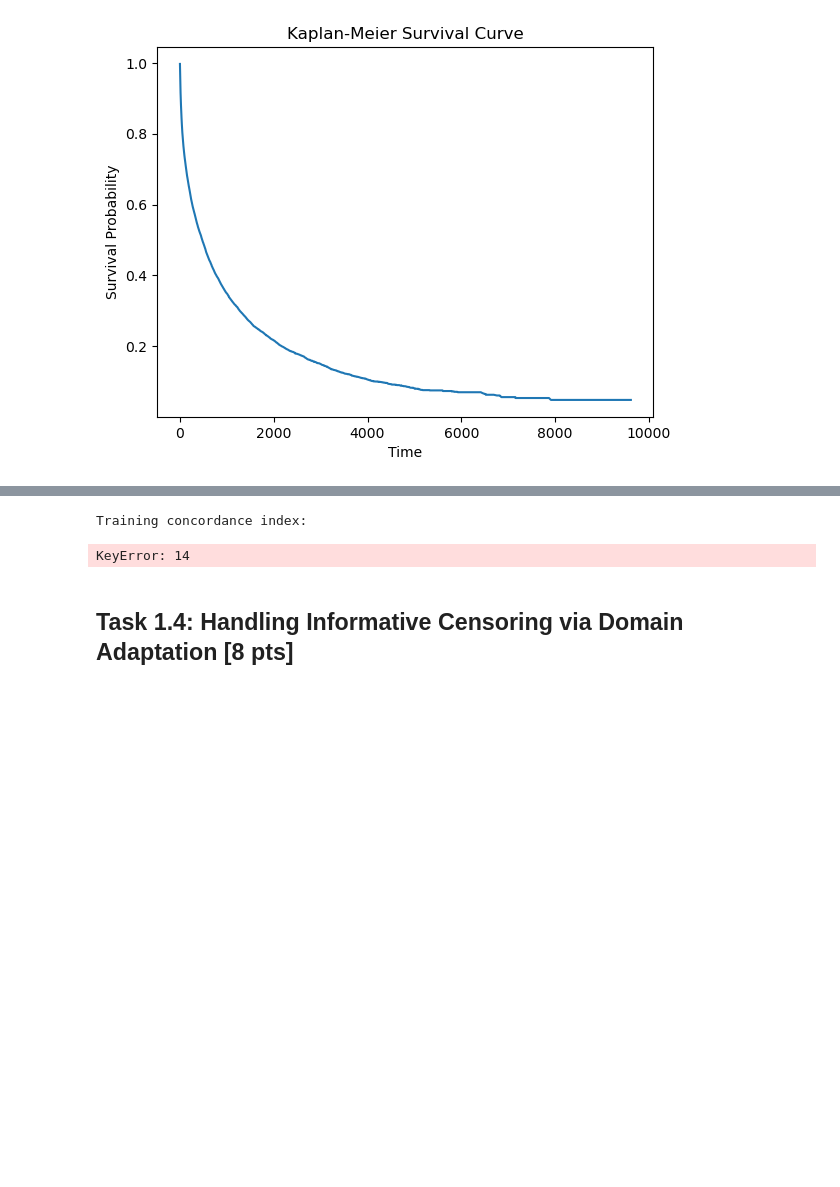
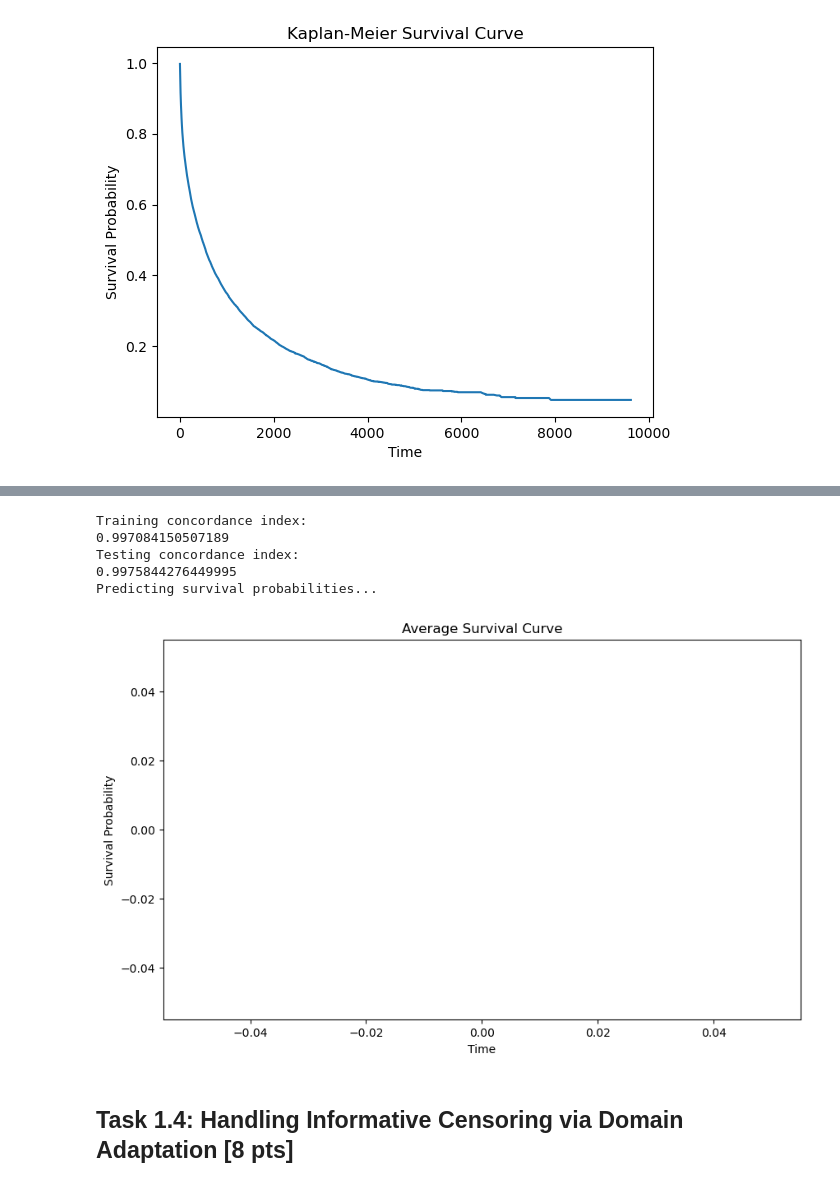
Before and after one commit to frances-dean/cph-200b, a Jupyter notebook: Proiect 1/Dean_PSet1_CPH200B.ipynb, the cells around one changed output, grey strips where cells are left out. Saved outputs shown, nothing was run; the diff lists cells and outputs as text; code cells hidden in the pictures; blank space fills up the shorter version.

Commit message:
model doesn't learn

```diff
--- a/Proiect 1/Dean_PSet1_CPH200B.ipynb
+++ b/Proiect 1/Dean_PSet1_CPH200B.ipynb
@@ -380,6 +389,12 @@ patient_variables   = ["init_age", "gender", "hgt_cm_tcr", "wgt_kg_tcr",
                        #"days_stat1", "days_stat1a", "days_stat2", "days_stat1b",
                        "iabp_tcr","init_bmi_calc", "tah", "inotropic",
                        "Censor (Censor = 1)", "Survival Time"]
+# Normalize age, height, weight, creatinine, bmi
+UNOS_data["init_age"] = (UNOS_data["init_age"] - UNOS_data["init_age"].mean()) / UNOS_data["init_age"].std()
+UNOS_data["hgt_cm_tcr"] = (UNOS_data["hgt_cm_tcr"] - UNOS_data["hgt_cm_tcr"].mean()) / UNOS_data["hgt_cm_tcr"].std()
+UNOS_data["wgt_kg_tcr"] = (UNOS_data["wgt_kg_tcr"] - UNOS_data["wgt_kg_tcr"].mean()) / UNOS_data["wgt_kg_tcr"].std()
+UNOS_data["most_rcnt_creat"] = (UNOS_data["most_rcnt_creat"] - UNOS_data["most_rcnt_creat"].mean()) / UNOS_data["most_rcnt_creat"].std()
+UNOS_data["init_bmi_calc"] = (UNOS_data["init_bmi_calc"] - UNOS_data["init_bmi_calc"].mean()) / UNOS_data["init_bmi_calc"].std()
 # %% [markdown]
 Of these potential features, I will exclude "days_stat1", "days_stat1a", "days_stat1b", "days_stat2" due to the fact that these assumes a predefined grouping of patients by risk.
 # %% [markdown]
@@ -401,7 +416,7 @@ plot_km(surv_dataframe)
 from deep_survival import *
 
 DeepSurvivalModel = SurvivalModel(df = train, covariates = patient_variables)
-DeepSurvivalModel.fit()
+DeepSurvivalModel.fit(epochs = 1000)
 # %% [output]
 Hazard model initializing...
 SurvivalModel initialized.
@@ -422,17 +437,21 @@ Epoch 990, Loss: 68304.7969
 Fitting done.
 # %%
 print('Training concordance index:')
-print(DeepSurvivalModel.concordance_index())
+print(DeepSurvivalModel.concordance_index(train.head(1000)))
 
 print('Testing concordance index:')
-DeepSurvivalModel.predict(test)
-print(DeepSurvivalModel.concordance_index(test))
+#DeepSurvivalModel.predict(test)
+print(DeepSurvivalModel.concordance_index(test.head(1000)))
 
 # Plot average survival curve
-DeepSurvivalModel.plot_survival_curve()
+DeepSurvivalModel.plot_average_survival(test)
 # %% [output]
 Training concordance index:
+0.997084150507189
+Testing concordance index:
+0.9975844276449995
+Predicting survival probabilities...
-KeyError: 14
+[figure, added]
 # %% [markdown]
 ## Task 1.4: Handling Informative Censoring via Domain Adaptation [8 pts]
 # %%
```
Also changed, not shown: parts of 7 cells of this notebook, 1 other file.
